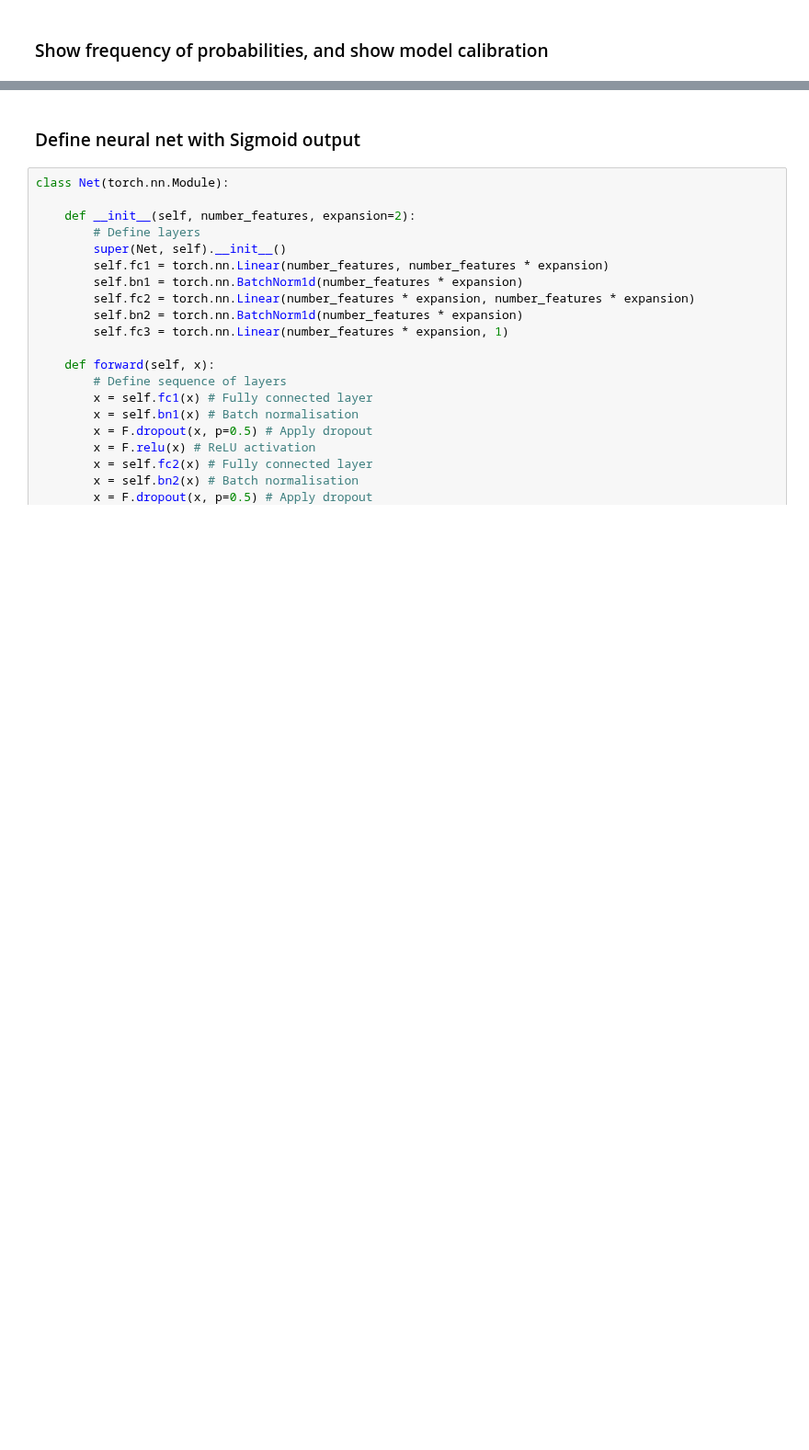
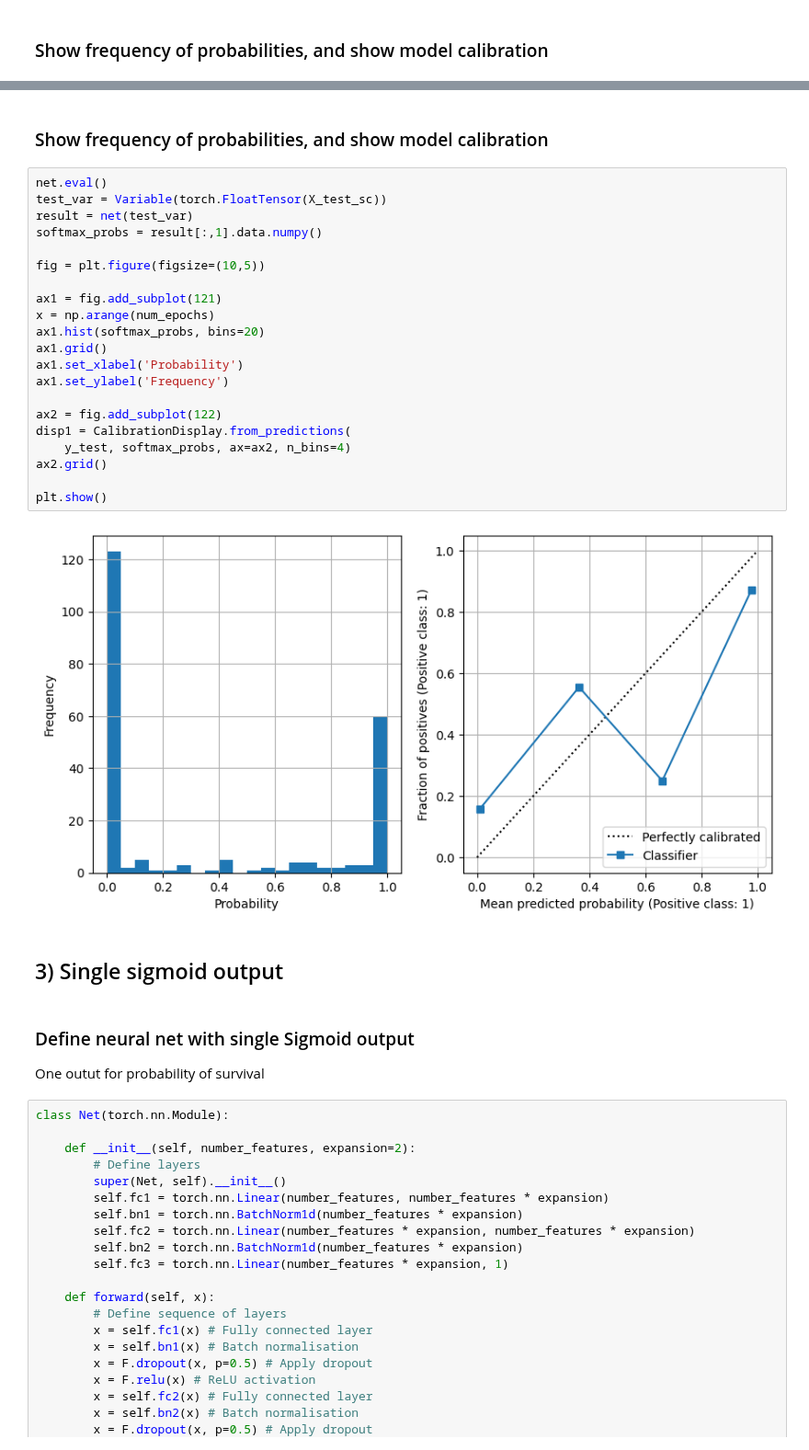
Before and after one commit to MichaelAllen1966/titanic, a Jupyter notebook: 52_pytorch_softmax_sigmoid.ipynb, the cells around one changed output, grey strips where cells are left out. Shown at 92% size. Saved outputs shown, nothing was run; the diff lists cells and outputs as text; blank space fills up the shorter version.

```diff
--- a/52_pytorch_softmax_sigmoid.ipynb
+++ b/52_pytorch_softmax_sigmoid.ipynb
@@ -225,5 +336,34 @@ plt.show()
+# %% [markdown]
+### Show frequency of probabilities, and show model calibration
+# %%
+net.eval()
+test_var = Variable(torch.FloatTensor(X_test_sc))
+result = net(test_var)
+softmax_probs = result[:,1].data.numpy()
+
+fig = plt.figure(figsize=(10,5))
+
+ax1 = fig.add_subplot(121)
+x = np.arange(num_epochs)
+ax1.hist(softmax_probs, bins=20)
+ax1.grid()
+ax1.set_xlabel('Probability')
+ax1.set_ylabel('Frequency')
+
+ax2 = fig.add_subplot(122)
+disp1 = CalibrationDisplay.from_predictions(
+    y_test, softmax_probs, ax=ax2, n_bins=4)
+ax2.grid()
+
+plt.show()
+# %% [output]
+[figure, added]
+# %% [markdown]
+## 3) Single sigmoid output
 # %% [markdown]
-### Define neural net with Sigmoid output
+### Define neural net with single Sigmoid output
+
+One outut for probability of survival
 # %%
 class Net(torch.nn.Module):
 
```
Also changed, not shown: parts of 20 cells of this notebook.
